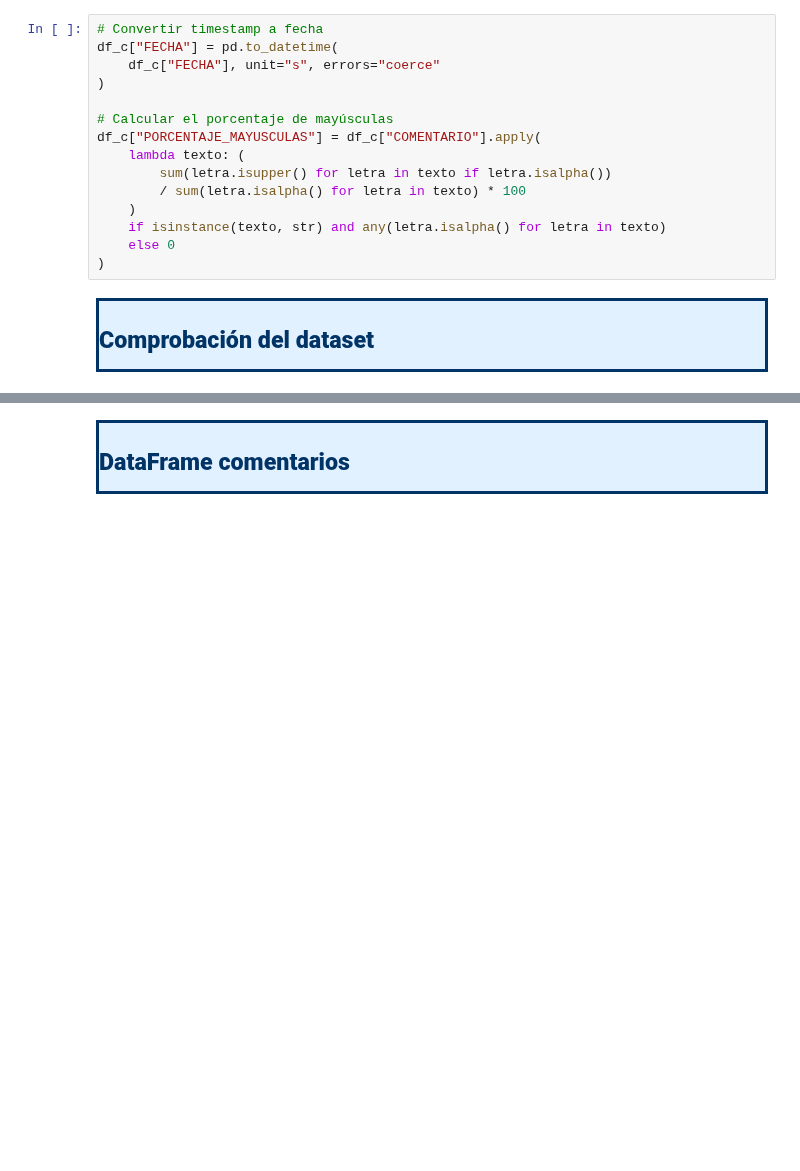
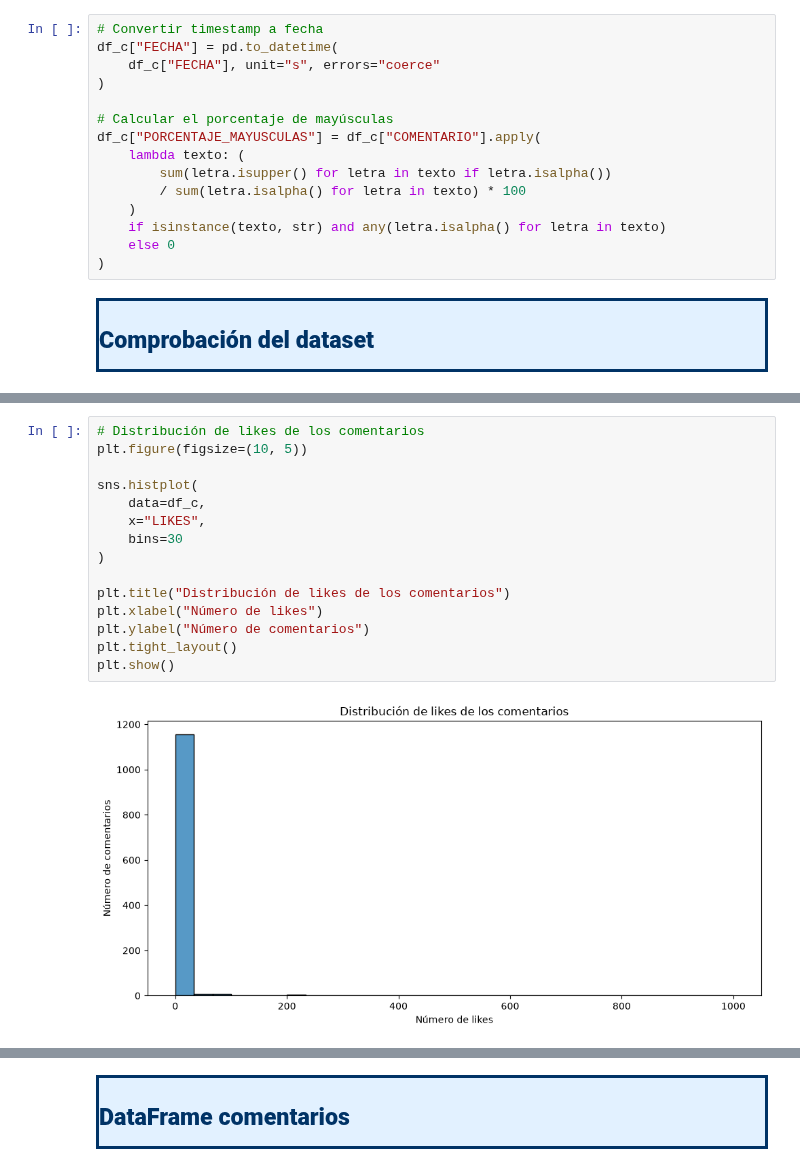
Before and after one commit to jejoama/Practicas_Curriculares, a Jupyter notebook: GENERAL.ipynb, the cells around one changed output, grey strips where cells are left out. Drawn from its saved outputs; the diff is of its cells as text; blank space fills up the shorter version.

```diff
--- a/GENERAL.ipynb
+++ b/GENERAL.ipynb
@@ -654,0 +384,17 @@ display(
+# %%
+# Distribución de likes de los comentarios
+plt.figure(figsize=(10, 5))
+
+sns.histplot(
+    data=df_c,
+    x="LIKES",
+    bins=30
+)
+
+plt.title("Distribución de likes de los comentarios")
+plt.xlabel("Número de likes")
+plt.ylabel("Número de comentarios")
+plt.tight_layout()
+plt.show()
+# %% [output]
+[figure, added]
```
Also changed, not shown: parts of 37 cells of this notebook.
